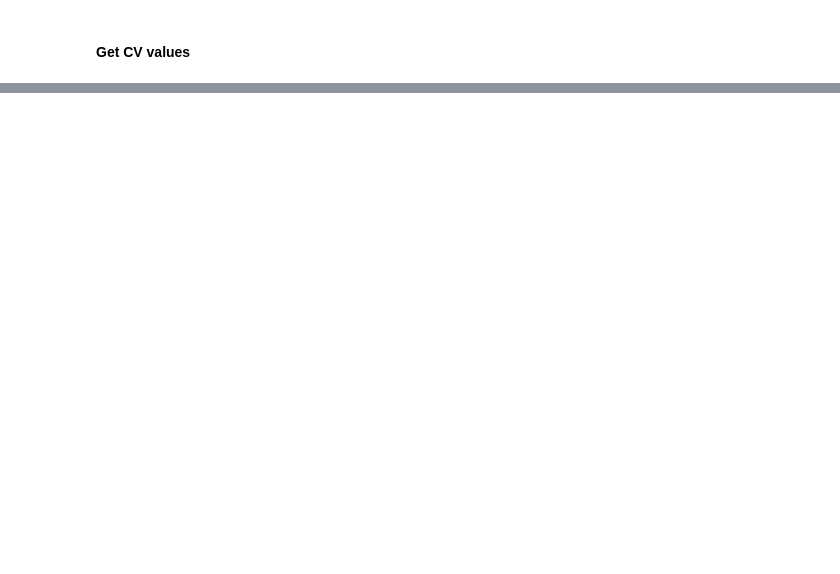
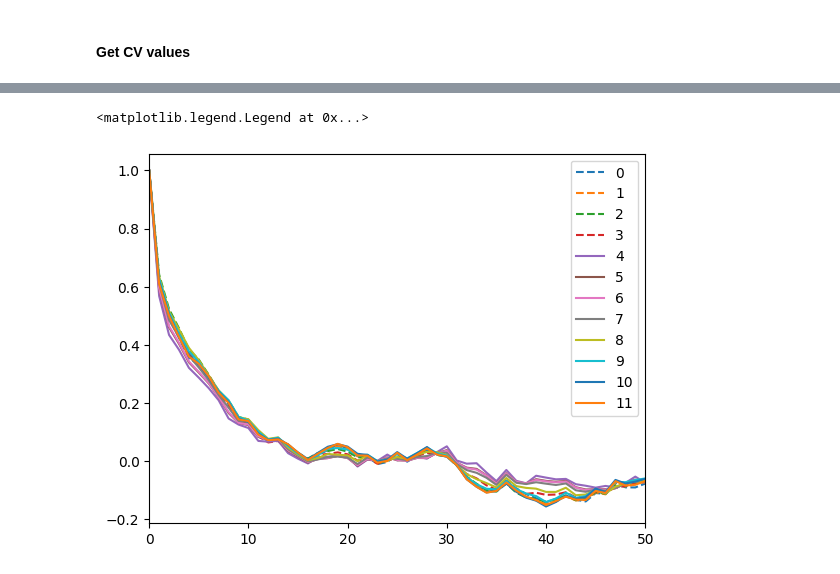
Before and after one commit to MarkusFas/timeSOAP, a Jupyter notebook: misc/eval-CV.ipynb, the cells around one changed output, grey strips where cells are left out. Drawn from its saved outputs; the diff is of its cells as text; code cells hidden in the pictures; blank space fills up the shorter version.

```diff
--- a/misc/eval-CV.ipynb
+++ b/misc/eval-CV.ipynb
@@ -236,0 +483,26 @@ cs2
+# %%
+def integrated_autocorrelation_time(cv, dt):
+    cv = np.asarray(cv)
+    cv = cv - np.mean(cv)
+    N = len(cv)
+
+    # FFT-based autocorrelation (fast and stable)
+    f = np.fft.fft(cv, n=2*N)
+    acf = np.fft.ifft(f * np.conjugate(f))[:N].real
+    acf /= acf[0]  # normalize
+
+    # Find first zero crossing
+    positive = np.where(acf > 0)[0]
+    if len(positive) == 0:
+        return dt
+
+    cutoff = positive[-1]  # last positive value
+
+    tau_int = dt * (1 + 2 * np.sum(acf[1:cutoff]))
+    return tau_int, acf
+
+def effective_diffusion_coefficient(cv, dt):
+    cv = np.asarray(cv)
+    increments = np.diff(cv)
+    D_eff = np.var(increments) / (2 * dt)
+    return D_eff
@@ -236,0 +513,7 @@ cs2
+# %%
+acfs = []
+for i, CV in enumerate(wrappersCVS):
+    ACT, ACF = integrated_autocorrelation_time(CV, dt)
+    acfs.append(ACF)
+    EDC = effective_diffusion_coefficient(CV, dt)
+    print(f'{i}: Integrated Auto Correlation Time {round(ACT,4)}         Effective Difussion Coefficient {round(EDC,4)}')
@@ -236,0 +533,13 @@ cs2
+# %%
+fig, ax = plt.subplots()
+for i, acf in enumerate(acfs):
+    if i < 4:
+        ls = "--"
+    else:
+        ls = "-"
+    ax.plot(acf, label=f'{i}', ls=ls)
+ax.set_xlim(0, 50)
+ax.legend()
+# %% [output]
+<matplotlib.legend.Legend at 0x...>
+[figure, added]
```
Also changed, not shown: parts of 34 cells of this notebook.
